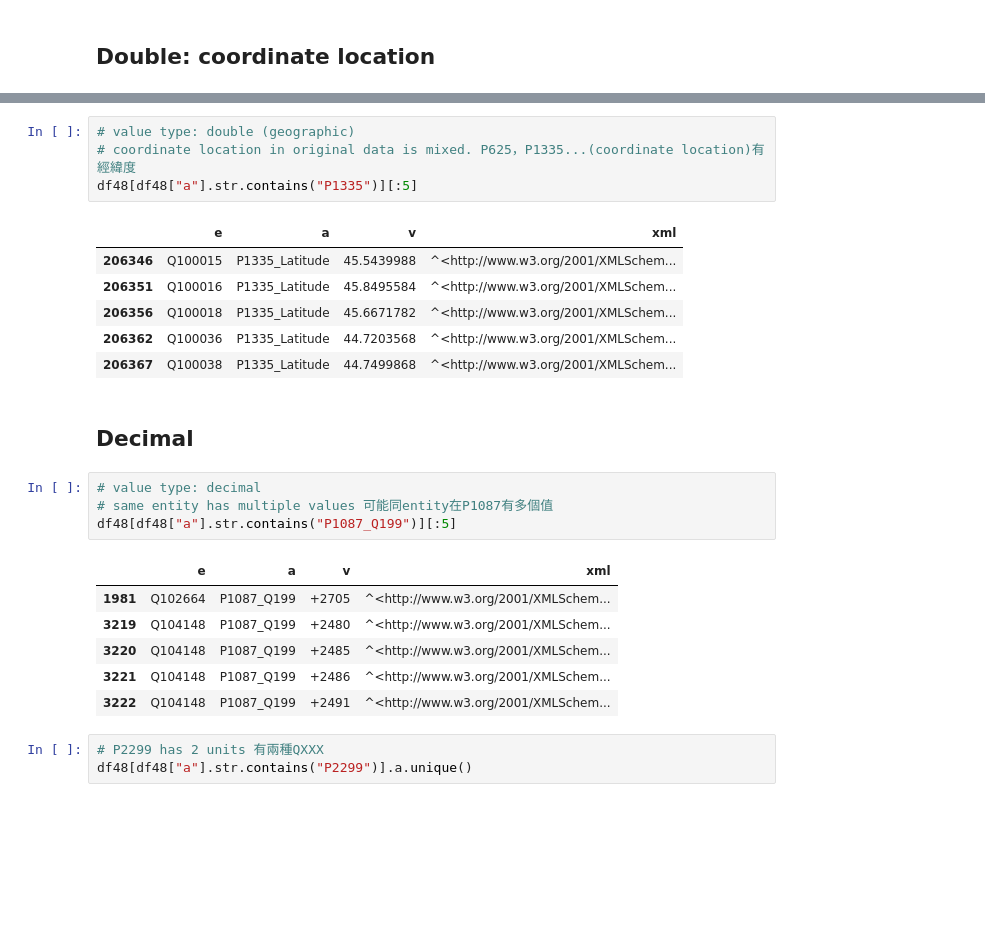
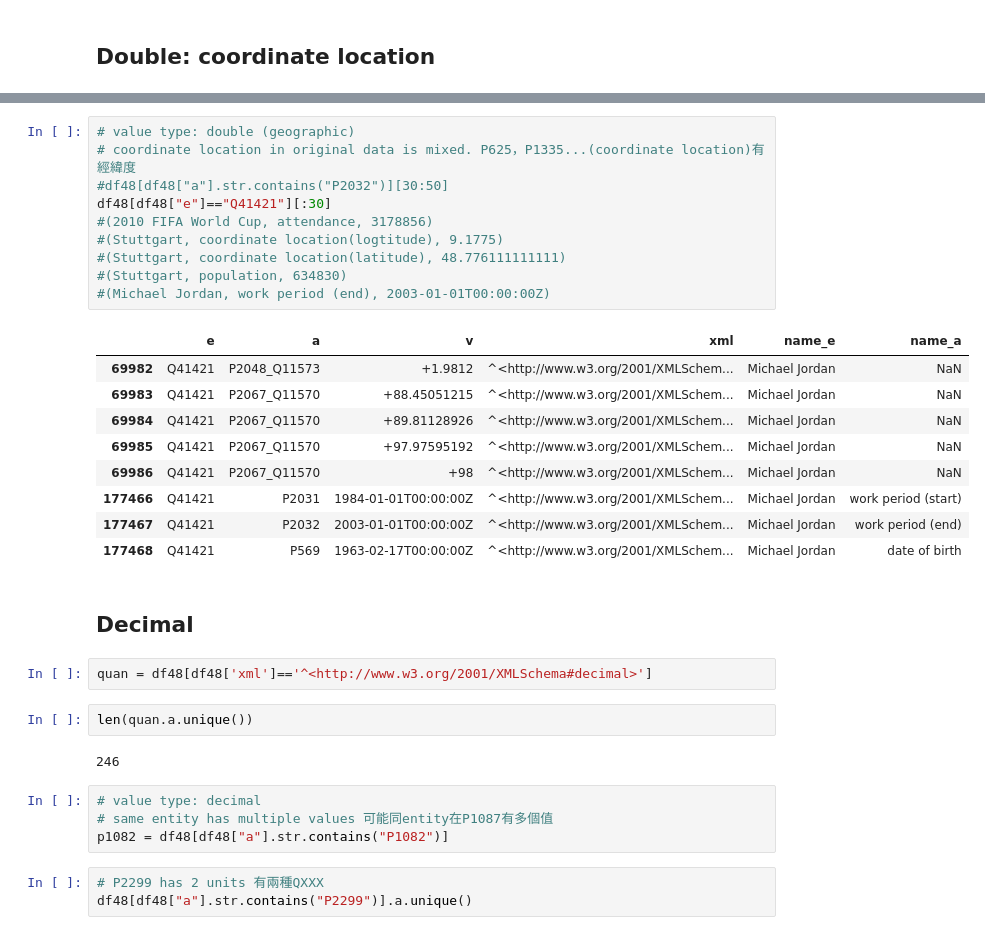
Before and after one commit to tinginde/Kgc-attribute-value-prediction-with-constraints, a Jupyter notebook: LiterallyWikidata/Lit48_Numericaltriples_Preprocessing_ver03.ipynb, the cells around one changed output, grey strips where cells are left out. Cells and saved outputs as stored; diff of their text form; blank space fills up the shorter version.

```diff
--- a/LiterallyWikidata/Lit48_Numericaltriples_Preprocessing_ver03.ipynb
+++ b/LiterallyWikidata/Lit48_Numericaltriples_Preprocessing_ver03.ipynb
@@ -70,27 +92,35 @@ df48[df48['xml']=='^<http://www.w3.org/2001/XMLSchema#dateTime>'][:5]
 # %%
 # value type: double (geographic)
 # coordinate location in original data is mixed. P625，P1335...(coordinate location)有經緯度
-df48[df48["a"].str.contains("P1335")][:5]
+#df48[df48["a"].str.contains("P2032")][30:50]
+df48[df48["e"]=="Q41421"][:30]
+#(2010 FIFA World Cup, attendance, 3178856)
+#(Stuttgart, coordinate location(logtitude), 9.1775)
+#(Stuttgart, coordinate location(latitude), 48.776111111111)
+#(Stuttgart, population, 634830)
+#(Michael Jordan, work period (end), 2003-01-01T00:00:00Z)
 # %% [output]
-|  | e | a | v | xml |
-| 206346 | Q100015 | P1335_Latitude | 45.5439988 | ^<http://www.w3.org/2001/XMLSchem... |
-| 206351 | Q100016 | P1335_Latitude | 45.8495584 | ^<http://www.w3.org/2001/XMLSchem... |
-| 206356 | Q100018 | P1335_Latitude | 45.6671782 | ^<http://www.w3.org/2001/XMLSchem... |
-| 206362 | Q100036 | P1335_Latitude | 44.7203568 | ^<http://www.w3.org/2001/XMLSchem... |
-| 206367 | Q100038 | P1335_Latitude | 44.7499868 | ^<http://www.w3.org/2001/XMLSchem... |
+|  | e | a | v | xml | name_e | name_a |
+| 69982 | Q41421 | P2048_Q11573 | +1.9812 | ^<http://www.w3.org/2001/XMLSchem... | Michael Jordan | NaN |
+| 69983 | Q41421 | P2067_Q11570 | +88.45051215 | ^<http://www.w3.org/2001/XMLSchem... | Michael Jordan | NaN |
+| 69984 | Q41421 | P2067_Q11570 | +89.81128926 | ^<http://www.w3.org/2001/XMLSchem... | Michael Jordan | NaN |
+| 69985 | Q41421 | P2067_Q11570 | +97.97595192 | ^<http://www.w3.org/2001/XMLSchem... | Michael Jordan | NaN |
+| 69986 | Q41421 | P2067_Q11570 | +98 | ^<http://www.w3.org/2001/XMLSchem... | Michael Jordan | NaN |
+| 177466 | Q41421 | P2031 | 1984-01-01T00:00:00Z | ^<http://www.w3.org/2001/XMLSchem... | Michael Jordan | work period (start) |
+| 177467 | Q41421 | P2032 | 2003-01-01T00:00:00Z | ^<http://www.w3.org/2001/XMLSchem... | Michael Jordan | work period (end) |
+| 177468 | Q41421 | P569 | 1963-02-17T00:00:00Z | ^<http://www.w3.org/2001/XMLSchem... | Michael Jordan | date of birth |
 # %% [markdown]
 ## Decimal
+# %%
+quan = df48[df48['xml']=='^<http://www.w3.org/2001/XMLSchema#decimal>']
+# %%
+len(quan.a.unique())
+# %% [output]
+246
 # %%
 # value type: decimal
 # same entity has multiple values 可能同entity在P1087有多個值
-df48[df48["a"].str.contains("P1087_Q199")][:5]
+p1082 = df48[df48["a"].str.contains("P1082")]
-# %% [output]
-|  | e | a | v | xml |
-| 1981 | Q102664 | P1087_Q199 | +2705 | ^<http://www.w3.org/2001/XMLSchem... |
-| 3219 | Q104148 | P1087_Q199 | +2480 | ^<http://www.w3.org/2001/XMLSchem... |
-| 3220 | Q104148 | P1087_Q199 | +2485 | ^<http://www.w3.org/2001/XMLSchem... |
-| 3221 | Q104148 | P1087_Q199 | +2486 | ^<http://www.w3.org/2001/XMLSchem... |
-| 3222 | Q104148 | P1087_Q199 | +2491 | ^<http://www.w3.org/2001/XMLSchem... |
 # %%
 # P2299 has 2 units 有兩種QXXX
 df48[df48["a"].str.contains("P2299")].a.unique()
```
Also changed, not shown: parts of 42 cells of this notebook, 9 other files.
